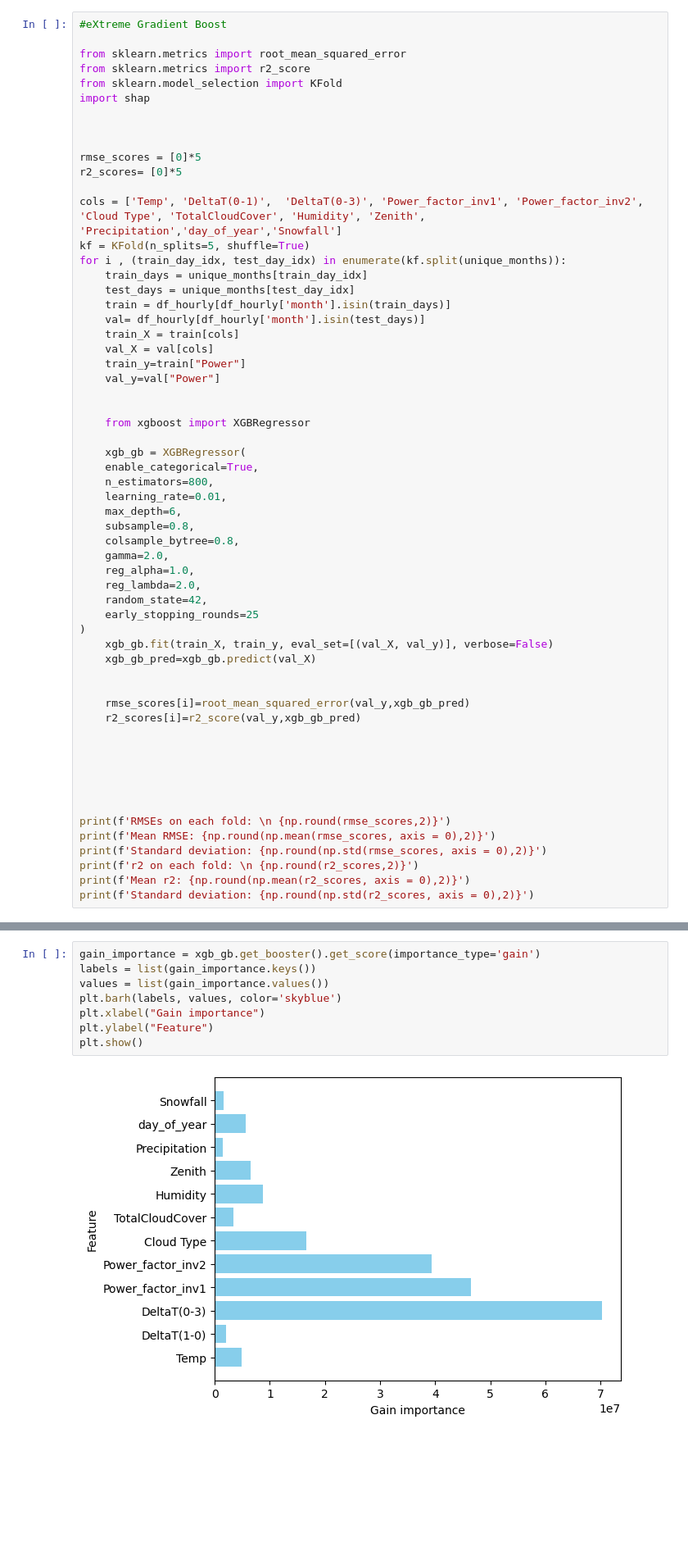
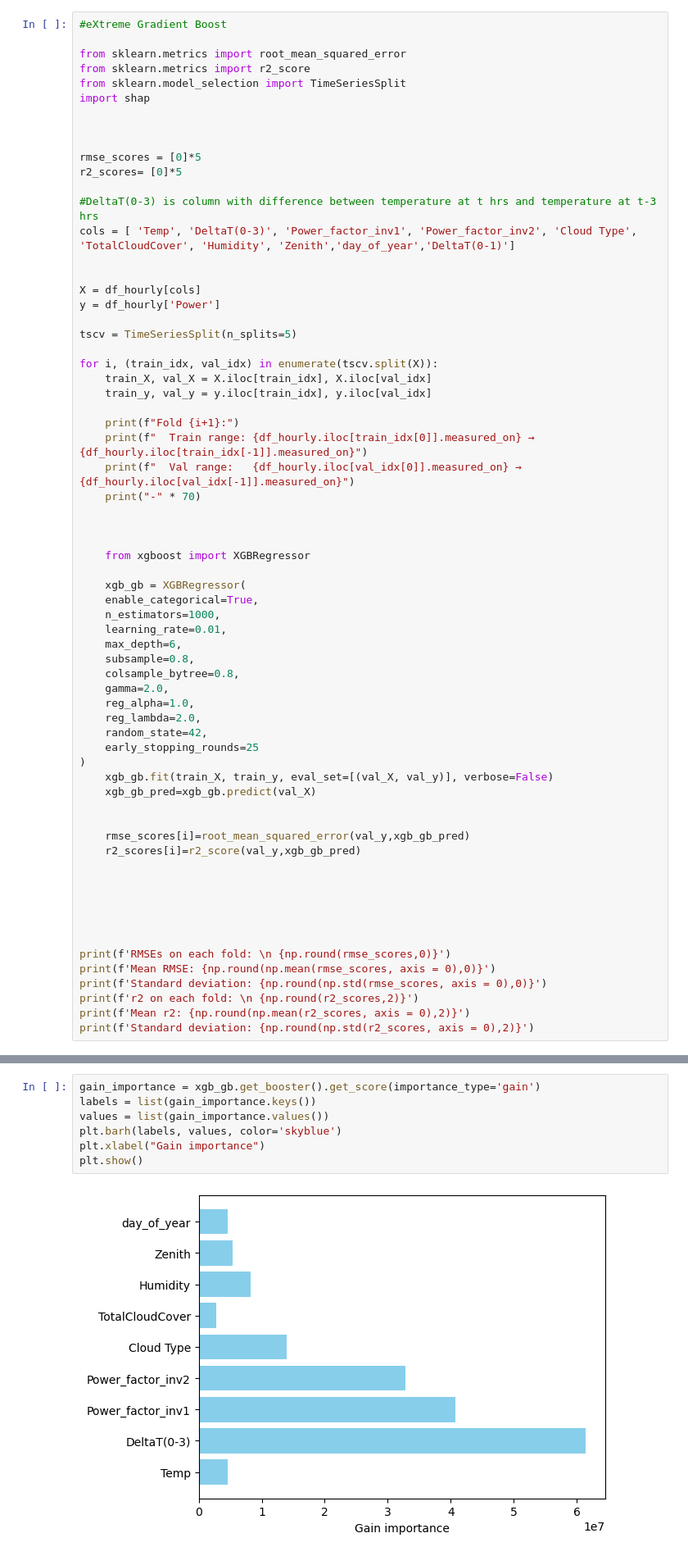
Before and after one commit to Erdos-Projects/fall-2025-predicting-solar-power-generation, a Jupyter notebook: Models/XGBandXGBRF.ipynb, the cells around one changed output, grey strips where cells are left out. Shown: that part at 82% size. Drawn from its saved outputs; the diff is of its cells as text; blank space fills up the shorter version.

Commit message:
Updating time series validation

```diff
--- a/Models/XGBandXGBRF.ipynb
+++ b/Models/XGBandXGBRF.ipynb
@@ -33,7 +31,7 @@ unique_months = df_hourly['month'].unique() # to ensure that validation set has
 
 from sklearn.metrics import root_mean_squared_error
 from sklearn.metrics import r2_score
-from sklearn.model_selection import KFold
+from sklearn.model_selection import TimeSeriesSplit
 import shap
 
 
@@ -41,24 +39,31 @@ import shap
 rmse_scores = [0]*5
 r2_scores= [0]*5
 
-cols = ['Temp', 'DeltaT(0-1)',  'DeltaT(0-3)', 'Power_factor_inv1', 'Power_factor_inv2', 'Cloud Type', 'TotalCloudCover', 'Humidity', 'Zenith', 'Precipitation','day_of_year','Snowfall']
-kf = KFold(n_splits=5, shuffle=True)
-for i , (train_day_idx, test_day_idx) in enumerate(kf.split(unique_months)):
-    train_days = unique_months[train_day_idx]
-    test_days = unique_months[test_day_idx]
-    train = df_hourly[df_hourly['month'].isin(train_days)]
-    val= df_hourly[df_hourly['month'].isin(test_days)]
-    train_X = train[cols]
-    val_X = val[cols]
-    train_y=train["Power"]
-    val_y=val["Power"]
+#DeltaT(0-3) is column with difference between temperature at t hrs and temperature at t-3 hrs
+cols = [ 'Temp', 'DeltaT(0-3)', 'Power_factor_inv1', 'Power_factor_inv2', 'Cloud Type', 'TotalCloudCover', 'Humidity', 'Zenith','day_of_year','DeltaT(0-1)']
+
+
+X = df_hourly[cols]
+y = df_hourly['Power']
+
+tscv = TimeSeriesSplit(n_splits=5)
+
+for i, (train_idx, val_idx) in enumerate(tscv.split(X)):
+    train_X, val_X = X.iloc[train_idx], X.iloc[val_idx]
+    train_y, val_y = y.iloc[train_idx], y.iloc[val_idx]
+
+    print(f"Fold {i+1}:")
+    print(f"  Train range: {df_hourly.iloc[train_idx[0]].measured_on} → {df_hourly.iloc[train_idx[-1]].measured_on}")
+    print(f"  Val range:   {df_hourly.iloc[val_idx[0]].measured_on} → {df_hourly.iloc[val_idx[-1]].measured_on}")
+    print("-" * 70)
+
 
 
     from xgboost import XGBRegressor
 
     xgb_gb = XGBRegressor(
     enable_categorical=True,
-    n_estimators=800,
+    n_estimators=1000,
     learning_rate=0.01,
     max_depth=6,
     subsample=0.8,
@@ -81,9 +86,9 @@ for i , (train_day_idx, test_day_idx) in enumerate(kf.split(unique_months)):
 
 
 
-print(f'RMSEs on each fold: \n {np.round(rmse_scores,2)}')
-print(f'Mean RMSE: {np.round(np.mean(rmse_scores, axis = 0),2)}')
-print(f'Standard deviation: {np.round(np.std(rmse_scores, axis = 0),2)}')
+print(f'RMSEs on each fold: \n {np.round(rmse_scores,0)}')
+print(f'Mean RMSE: {np.round(np.mean(rmse_scores, axis = 0),0)}')
+print(f'Standard deviation: {np.round(np.std(rmse_scores, axis = 0),0)}')
 print(f'r2 on each fold: \n {np.round(r2_scores,2)}')
 print(f'Mean r2: {np.round(np.mean(r2_scores, axis = 0),2)}')
 print(f'Standard deviation: {np.round(np.std(r2_scores, axis = 0),2)}')
@@ -259,10 +296,9 @@ xgboost.plot_importance(xgb_gb)
 # %%
 gain_importance = xgb_gb.get_booster().get_score(importance_type='gain')
 labels = list(gain_importance.keys())
 values = list(gain_importance.values())
 plt.barh(labels, values, color='skyblue')
 plt.xlabel("Gain importance")
-plt.ylabel("Feature")
 plt.show()
 # %% [output]
-[figure, old version]
+[figure, new version]
```
Also changed, not shown: parts of 7 cells of this notebook.
